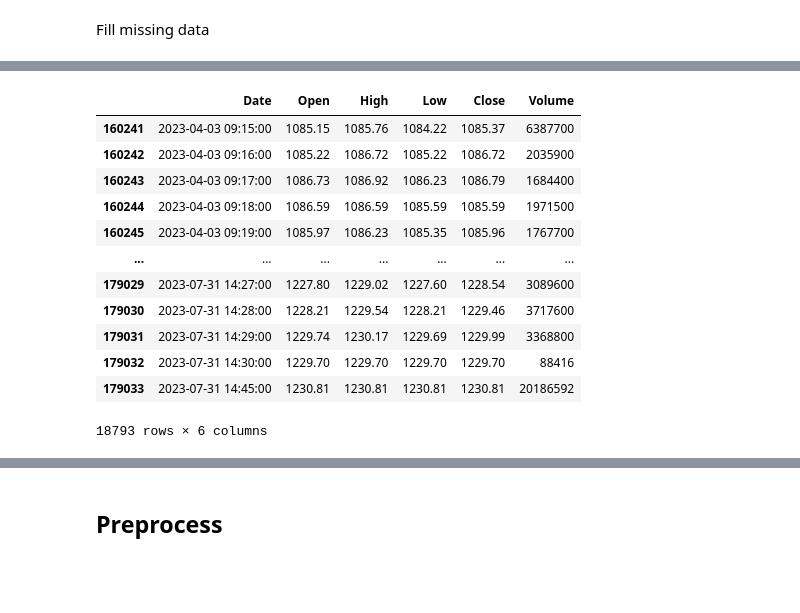
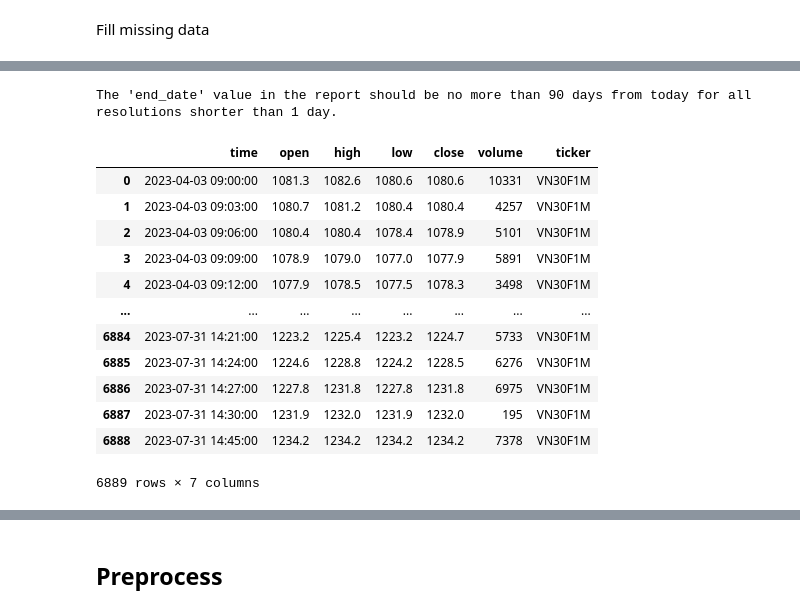
Before and after one commit to NgDMTruc/DSP_vn30f, a Jupyter notebook: main_notebook.ipynb, the cells around one changed output, grey strips where cells are left out. Cells and saved outputs as stored; diff of their text form; code cells hidden in the pictures; blank space fills up the shorter version.

```diff
--- a/main_notebook.ipynb
+++ b/main_notebook.ipynb
@@ -278,18 +230,19 @@ data_miss_2023
-# %%
-data1[
-    (data1['Date'] >= '2023-04-01') & (data1['Date'] <= '2023-08-01')
-]
-# %% [output]
-|  | Date | Open | High | Low | Close | Volume |
-| 160241 | 2023-04-03 09:15:00 | 1085.15 | 1085.76 | 1084.22 | 1085.37 | 6387700 |
-| 160242 | 2023-04-03 09:16:00 | 1085.22 | 1086.72 | 1085.22 | 1086.72 | 2035900 |
-| 160243 | 2023-04-03 09:17:00 | 1086.73 | 1086.92 | 1086.23 | 1086.79 | 1684400 |
-| 160244 | 2023-04-03 09:18:00 | 1086.59 | 1086.59 | 1085.59 | 1085.59 | 1971500 |
-| 160245 | 2023-04-03 09:19:00 | 1085.97 | 1086.23 | 1085.35 | 1085.96 | 1767700 |
-| ... | ... | ... | ... | ... | ... | ... |
-| 179029 | 2023-07-31 14:27:00 | 1227.80 | 1229.02 | 1227.60 | 1228.54 | 3089600 |
-| 179030 | 2023-07-31 14:28:00 | 1228.21 | 1229.54 | 1228.21 | 1229.46 | 3717600 |
-| 179031 | 2023-07-31 14:29:00 | 1229.74 | 1230.17 | 1229.69 | 1229.99 | 3368800 |
-| 179032 | 2023-07-31 14:30:00 | 1229.70 | 1229.70 | 1229.70 | 1229.70 | 88416 |
-| 179033 | 2023-07-31 14:45:00 | 1230.81 | 1230.81 | 1230.81 | 1230.81 | 20186592 |
-18793 rows × 6 columns
+# %%
+from vnstock import stock_historical_data
+df2 = stock_historical_data("VN30F1M", "2023-04-01", "2023-07-31", "3", 'derivative')
+df2
+# %% [output]
+The 'end_date' value in the report should be no more than 90 days from today for all resolutions shorter than 1 day.
+|  | time | open | high | low | close | volume | ticker |
+| 0 | 2023-04-03 09:00:00 | 1081.3 | 1082.6 | 1080.6 | 1080.6 | 10331 | VN30F1M |
+| 1 | 2023-04-03 09:03:00 | 1080.7 | 1081.2 | 1080.4 | 1080.4 | 4257 | VN30F1M |
+| 2 | 2023-04-03 09:06:00 | 1080.4 | 1080.4 | 1078.4 | 1078.9 | 5101 | VN30F1M |
+| 3 | 2023-04-03 09:09:00 | 1078.9 | 1079.0 | 1077.0 | 1077.9 | 5891 | VN30F1M |
+| 4 | 2023-04-03 09:12:00 | 1077.9 | 1078.5 | 1077.5 | 1078.3 | 3498 | VN30F1M |
+| ... | ... | ... | ... | ... | ... | ... | ... |
+| 6884 | 2023-07-31 14:21:00 | 1223.2 | 1225.4 | 1223.2 | 1224.7 | 5733 | VN30F1M |
+| 6885 | 2023-07-31 14:24:00 | 1224.6 | 1228.8 | 1224.2 | 1228.5 | 6276 | VN30F1M |
+| 6886 | 2023-07-31 14:27:00 | 1227.8 | 1231.8 | 1227.8 | 1231.8 | 6975 | VN30F1M |
+| 6887 | 2023-07-31 14:30:00 | 1231.9 | 1232.0 | 1231.9 | 1232.0 | 195 | VN30F1M |
+| 6888 | 2023-07-31 14:45:00 | 1234.2 | 1234.2 | 1234.2 | 1234.2 | 7378 | VN30F1M |
+6889 rows × 7 columns
```
Also changed, not shown: parts of 16 cells of this notebook, 4 other files.
